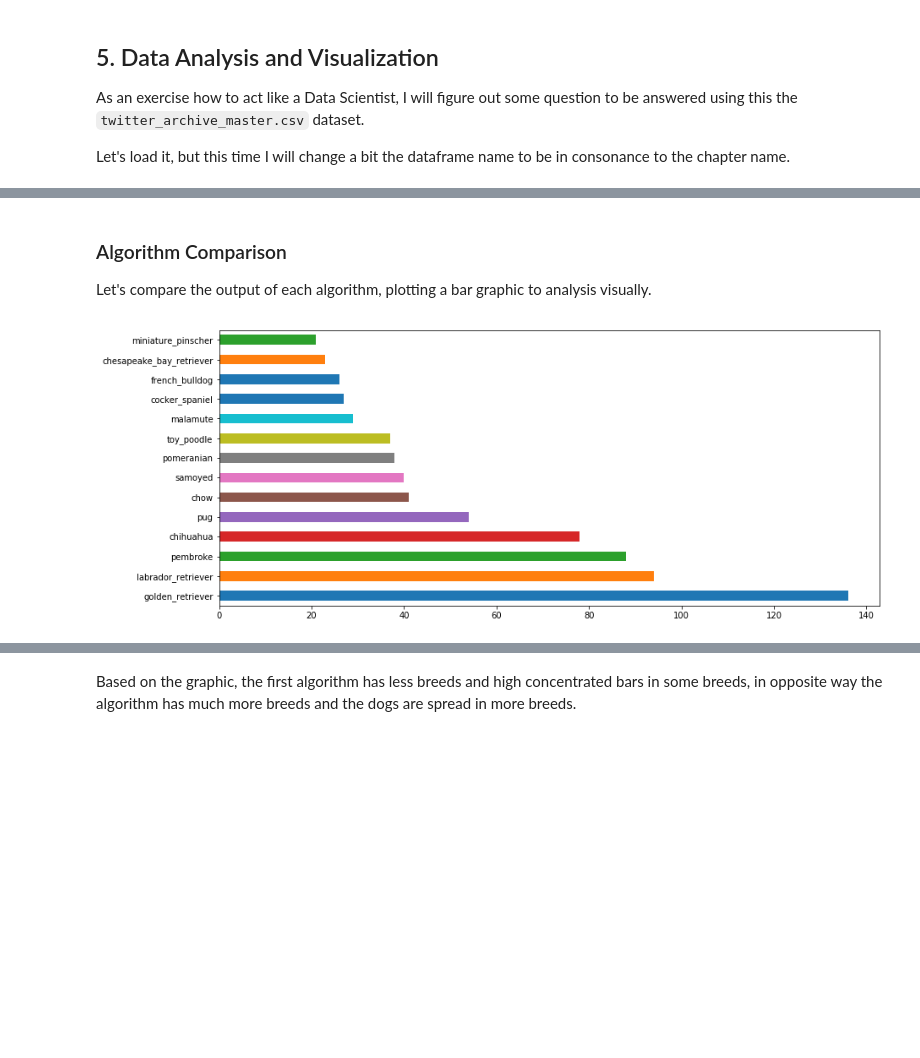
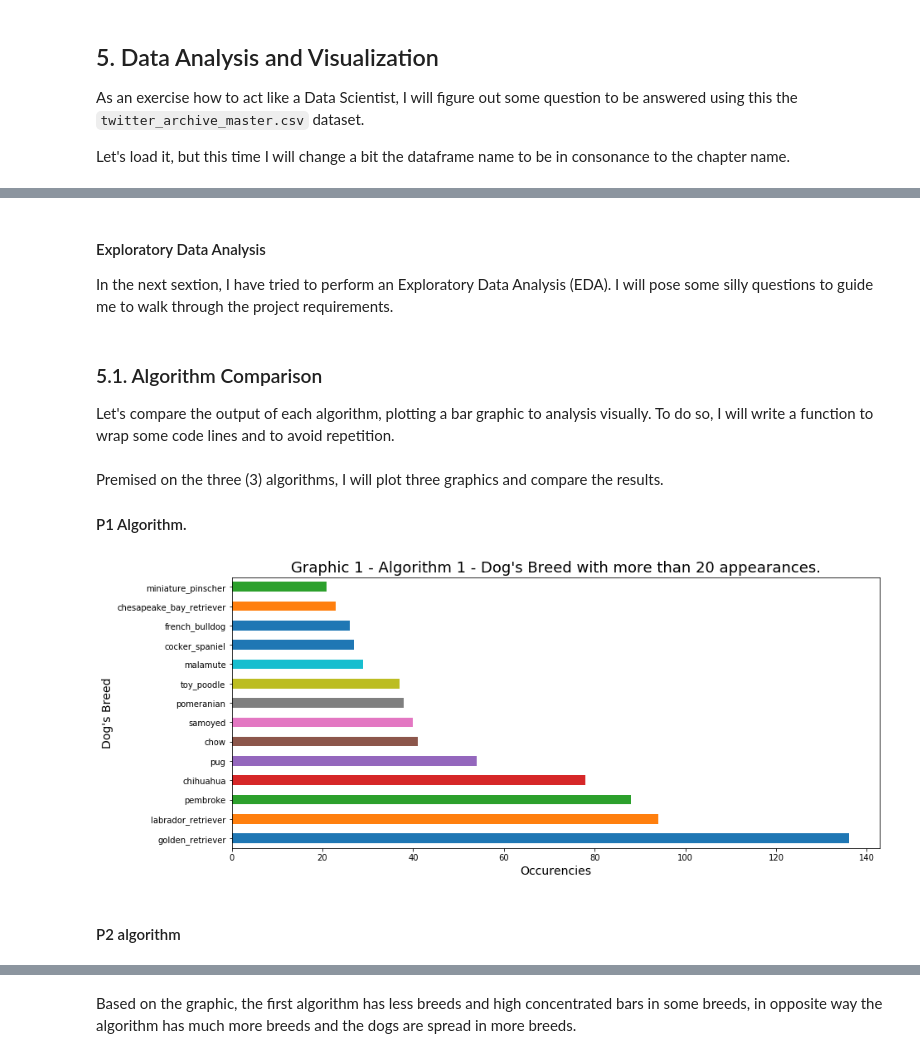
Before and after one commit to AndersonUyekita/ND111_data_science_foundations_02, a Jupyter notebook: 03-Chapter03/00-Project_02/nd111_udacity_project_02.ipynb, the cells around one changed output, grey strips where cells are left out. Cells and saved outputs as stored; diff of their text form; code cells hidden in the pictures; blank space fills up the shorter version.

Commit message:
Chapter 03 - Project 02 - Project DONE! - TODO: Find grammatical erros.

```diff
--- a/03-Chapter03/00-Project_02/nd111_udacity_project_02.ipynb
+++ b/03-Chapter03/00-Project_02/nd111_udacity_project_02.ipynb
@@ -1558,0 +1498,3 @@ Name: rating_numerator, dtype: float64
+# %%
+# Converting using the numpy datetime, and assigning to the twt_ach_mstr.
+df_viz.timestamp = df_viz.timestamp.apply(np.datetime64)
@@ -1559,4 +1505,13 @@ Name: rating_numerator, dtype: float64
+# %%
+# General configuration for all plots.
+font = 14          # X and Y axis fontsize.
+font_title = 18    # Graphic's Title fontsize.
+transparency = 0.5 # Transparency in cases of scatter plot.
+# %% [markdown]
+#### Exploratory Data Analysis
+
+In the next sextion, I have tried to perform an Exploratory Data Analysis (EDA). I will pose some silly questions to guide me to walk through the project requirements.
 # %% [markdown]
-### Algorithm Comparison
+### 5.1. Algorithm Comparison
 
-Let's compare the output of each algorithm, plotting a bar graphic to analysis visually.
+Let's compare the output of each algorithm, plotting a bar graphic to analysis visually. To do so, I will write a function to wrap some code lines and to avoid repetition.
@@ -1563,13 +1563,20 @@ Let's compare the output of each algorithm, plotting a bar graphic to analysis v
+# %% [markdown]
+Premised on the three (3) algorithms, I will plot three graphics and compare the results.
+
+#### P1 Algorithm.
 # %%
-# Dog Preference - Algorithm P1
-
 # Value counts to build a histogram.
 dog_pref = df_viz[df_viz.p1_dog].p1.value_counts()
 
-# Plotting only the breed's dog with more than 20 occurencies.
-dog_pref[dog_pref > 20].plot(kind = 'barh', figsize = [14,6]);
+# Plotting the graphic.
+gp_pop_dog(dog_pref,
+           gp_title = 'Graphic 1 - Algorithm 1 - Dog\'s Breed with more than 20 appearances.',
+           xlabel = 'Occurencies',
+           ylabel = 'Dog\'s Breed')
 # %% [output]
-[figure, old version]
+[figure, new version]
+# %% [markdown]
+#### P2 algorithm
 # %%
 # Dog Preference - Algorithm P2
 
```
Also changed, not shown: parts of 66 cells of this notebook, 1 other file.
